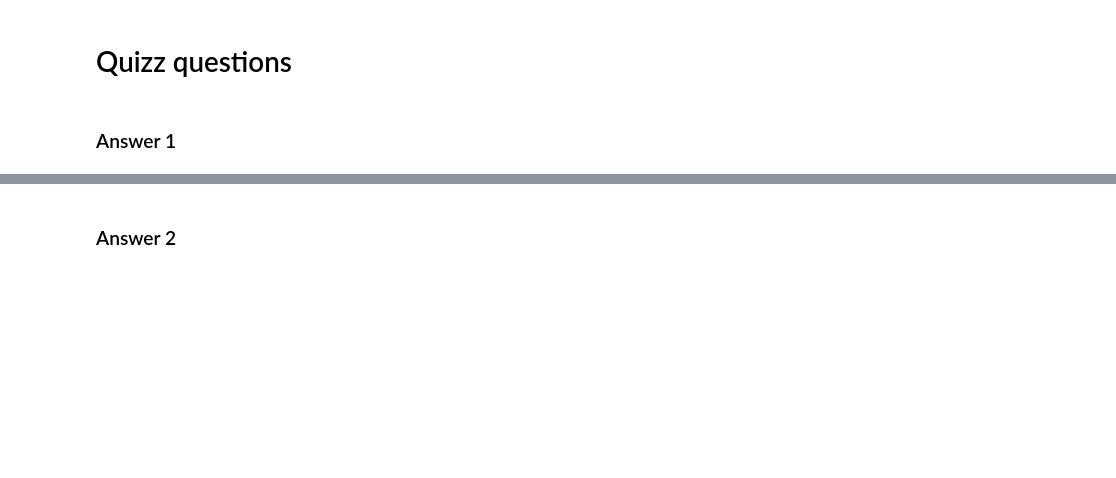
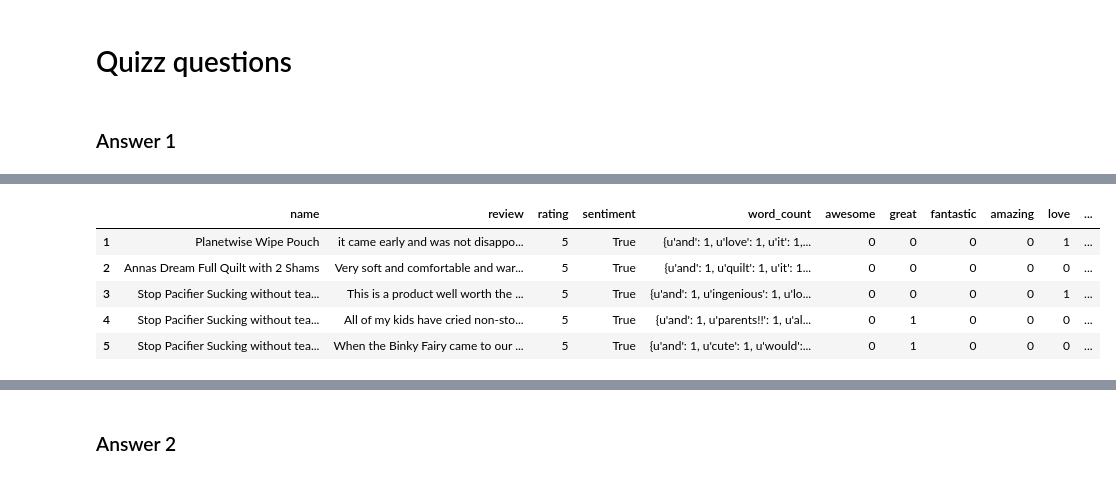
Before and after one commit to alcantarash/Machine-Learning, a Jupyter notebook: lab2/Analyzing product sentiment.ipynb, the cells around one changed output, grey strips where cells are left out. Saved outputs shown, nothing was run; the diff lists cells and outputs as text; code cells hidden in the pictures; blank space fills up the shorter version.

```diff
--- a/lab2/Analyzing product sentiment.ipynb
+++ b/lab2/Analyzing product sentiment.ipynb
@@ -153,3 +262,12 @@ print giraffe_reviews[giraffe_reviews.index==35072]['review'].values
 # Quizz questions
 # %% [markdown]
 ### Answer 1
+# %%
+def word_count(string):
+    my_string = string.lower().split()
+    my_dict = {}
+    for item in my_string:
+        my_dict[item] = item.count(item)
+    return my_dict
+# %%
+products['word_count'] = products['review'].apply(word_count)
@@ -155,0 +362,9 @@ print giraffe_reviews[giraffe_reviews.index==35072]['review'].values
+# %%
+products.head()
+# %% [output]
+|  | name | review | rating | sentiment | word_count | awesome | great | fantastic | amazing | love | ... |
+| 1 | Planetwise Wipe Pouch | it came early and was not disappo... | 5 | True | {u'and': 1, u'love': 1, u'it': 1,... | 0 | 0 | 0 | 0 | 1 | ... |
+| 2 | Annas Dream Full Quilt with 2 Shams | Very soft and comfortable and war... | 5 | True | {u'and': 1, u'quilt': 1, u'it': 1... | 0 | 0 | 0 | 0 | 0 | ... |
+| 3 | Stop Pacifier Sucking without tea... | This is a product well worth the ... | 5 | True | {u'and': 1, u'ingenious': 1, u'lo... | 0 | 0 | 0 | 0 | 1 | ... |
+| 4 | Stop Pacifier Sucking without tea... | All of my kids have cried non-sto... | 5 | True | {u'and': 1, u'parents!!': 1, u'al... | 0 | 1 | 0 | 0 | 0 | ... |
+| 5 | Stop Pacifier Sucking without tea... | When the Binky Fairy came to our ... | 5 | True | {u'and': 1, u'cute': 1, u'would':... | 0 | 1 | 0 | 0 | 0 | ... |
```
Also changed, not shown: parts of 43 cells of this notebook.
